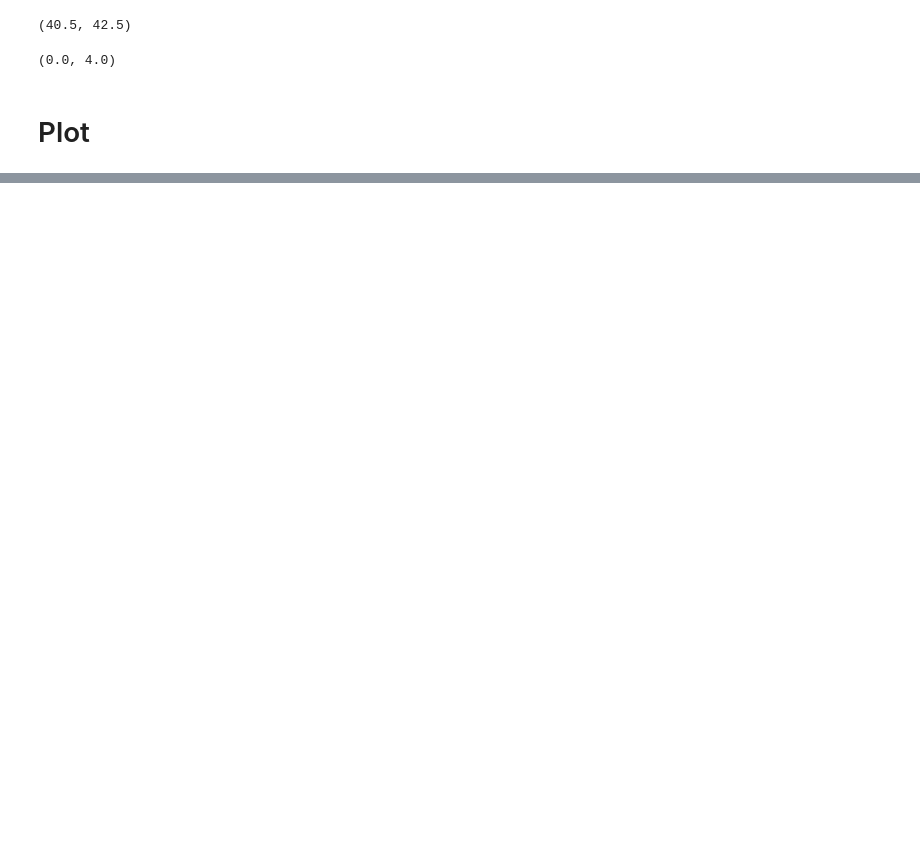
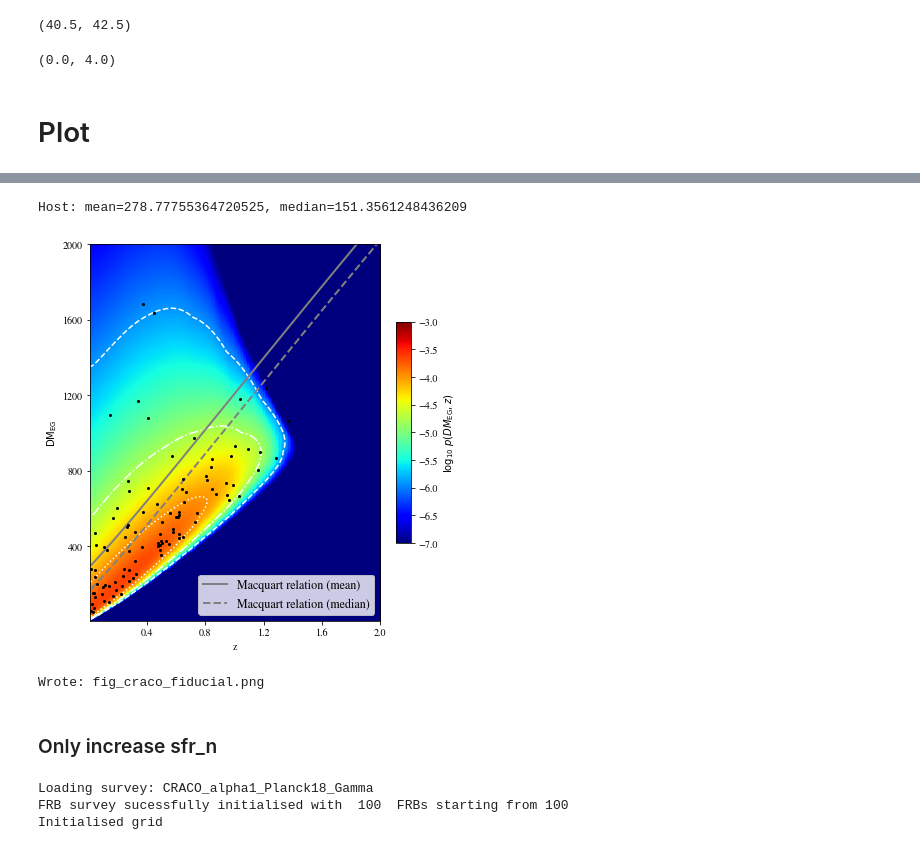
Before and after one commit to FRBs/zdm, a Jupyter notebook: papers/H0_I/Figures/Emax_vs_sfr.ipynb, the cells around one changed output, grey strips where cells are left out. Cells and saved outputs as stored; diff of their text form; code cells hidden in the pictures; blank space fills up the shorter version.

```diff
--- a/papers/H0_I/Figures/Emax_vs_sfr.ipynb
+++ b/papers/H0_I/Figures/Emax_vs_sfr.ipynb
@@ -49,0 +129,24 @@ plt.show()
+# %%
+vparams = dict(lEmax=41.11, sfr_n=1.576)
+grid2.update(vparams)
+# %%
+reload(figs_zdm_H0_I)
+figs_zdm_H0_I.fig_craco_fiducial(grid=grid2, survey=survey2, show=True, figsize=(6,6))
+# %% [output]
+Host: mean=278.77755364720525, median=151.3561248436209
+[figure, added]
+Wrote: fig_craco_fiducial.png
+# %% [markdown]
+### Only increase sfr_n
+# %%
+############## Initialise ##############
+# ONLY FOR CRACO SO FAR
+survey3, grid3 = loading.survey_and_grid(
+    state_dict=state_dict,
+    survey_name='CRACO_alpha1_Planck18_Gamma',
+    NFRB=100,
+    iFRB=100)
+# %% [output]
+Loading survey: CRACO_alpha1_Planck18_Gamma
+FRB survey sucessfully initialised with  100  FRBs starting from 100
+Initialised grid
```
Also changed, not shown: parts of 26 cells of this notebook, 4 other files.
